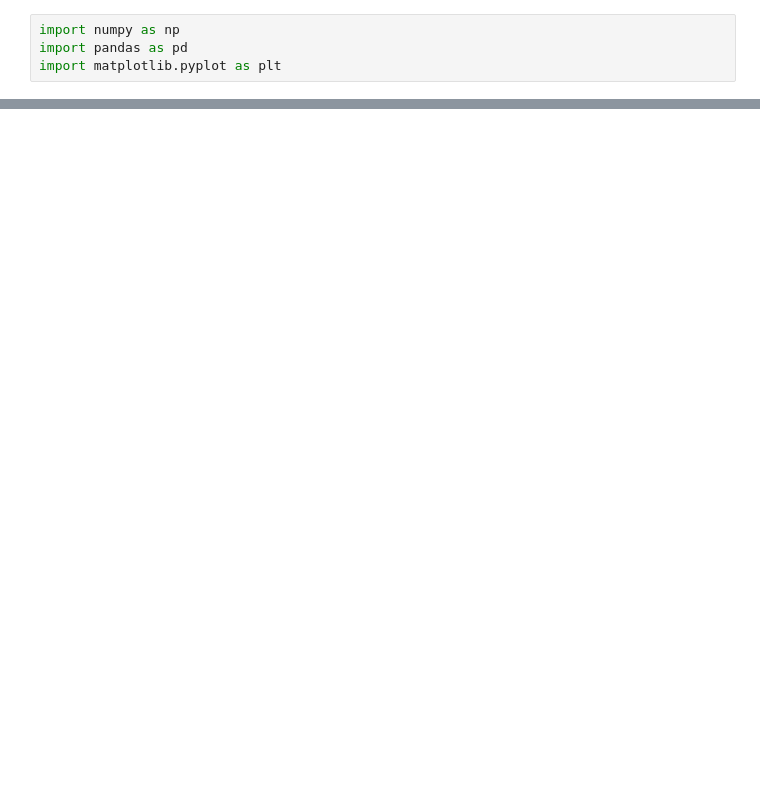
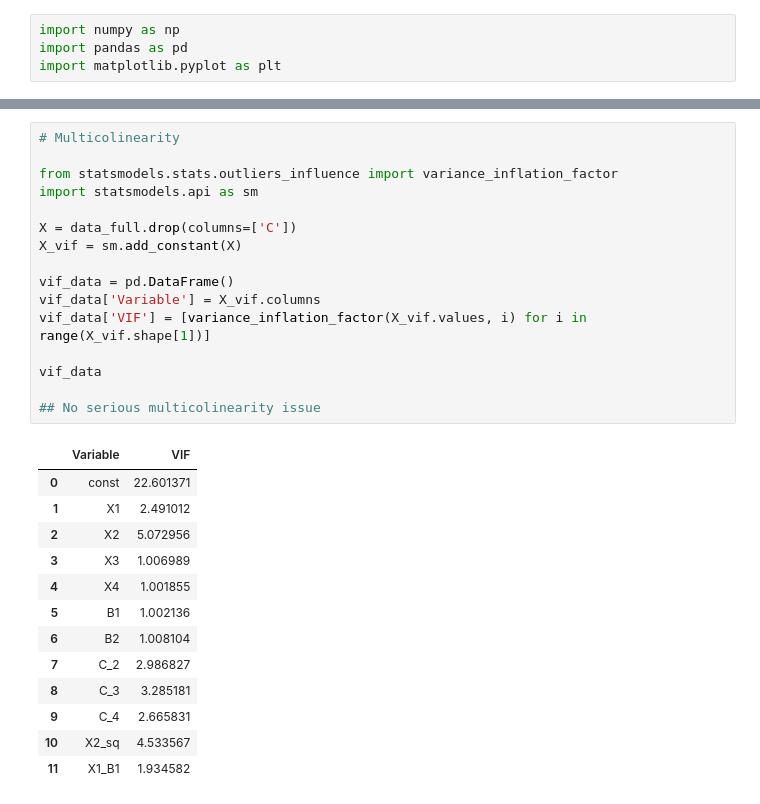
Before and after one commit to FbStatsQuant/Linear-Regression-Analysis, a Jupyter notebook: Regression_Analysis.ipynb, the cells around one changed output, grey strips where cells are left out. Drawn from its saved outputs; the diff is of its cells as text; blank space fills up the shorter version.

```diff
--- a/Regression_Analysis.ipynb
+++ b/Regression_Analysis.ipynb
@@ -66,0 +63,30 @@ data_full.head()
+# %%
+# Multicolinearity
+
+from statsmodels.stats.outliers_influence import variance_inflation_factor
+import statsmodels.api as sm
+
+X = data_full.drop(columns=['C'])
+X_vif = sm.add_constant(X)
+
+vif_data = pd.DataFrame()
+vif_data['Variable'] = X_vif.columns
+vif_data['VIF'] = [variance_inflation_factor(X_vif.values, i) for i in range(X_vif.shape[1])]
+
+vif_data
+
+## No serious multicolinearity issue
+# %% [output]
+|  | Variable | VIF |
+| 0 | const | 22.601371 |
+| 1 | X1 | 2.491012 |
+| 2 | X2 | 5.072956 |
+| 3 | X3 | 1.006989 |
+| 4 | X4 | 1.001855 |
+| 5 | B1 | 1.002136 |
+| 6 | B2 | 1.008104 |
+| 7 | C_2 | 2.986827 |
+| 8 | C_3 | 3.285181 |
+| 9 | C_4 | 2.665831 |
+| 10 | X2_sq | 4.533567 |
+| 11 | X1_B1 | 1.934582 |
```
Also changed, not shown: parts of 7 cells of this notebook.
